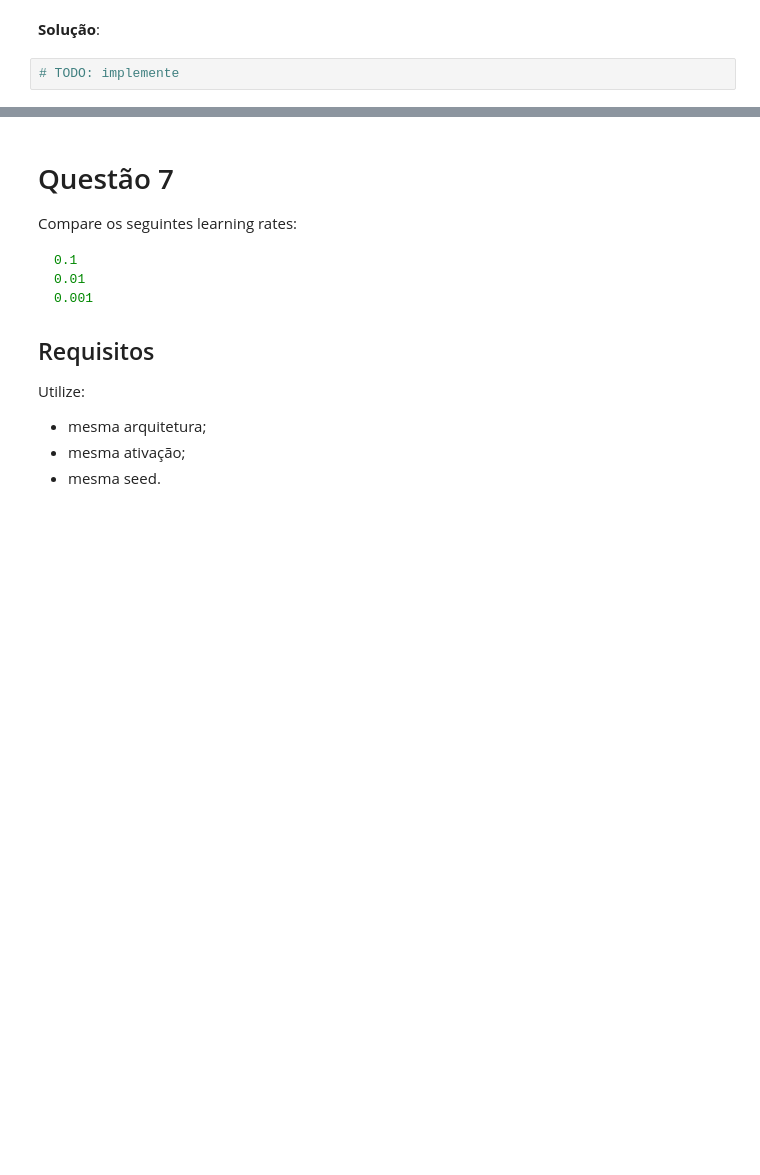
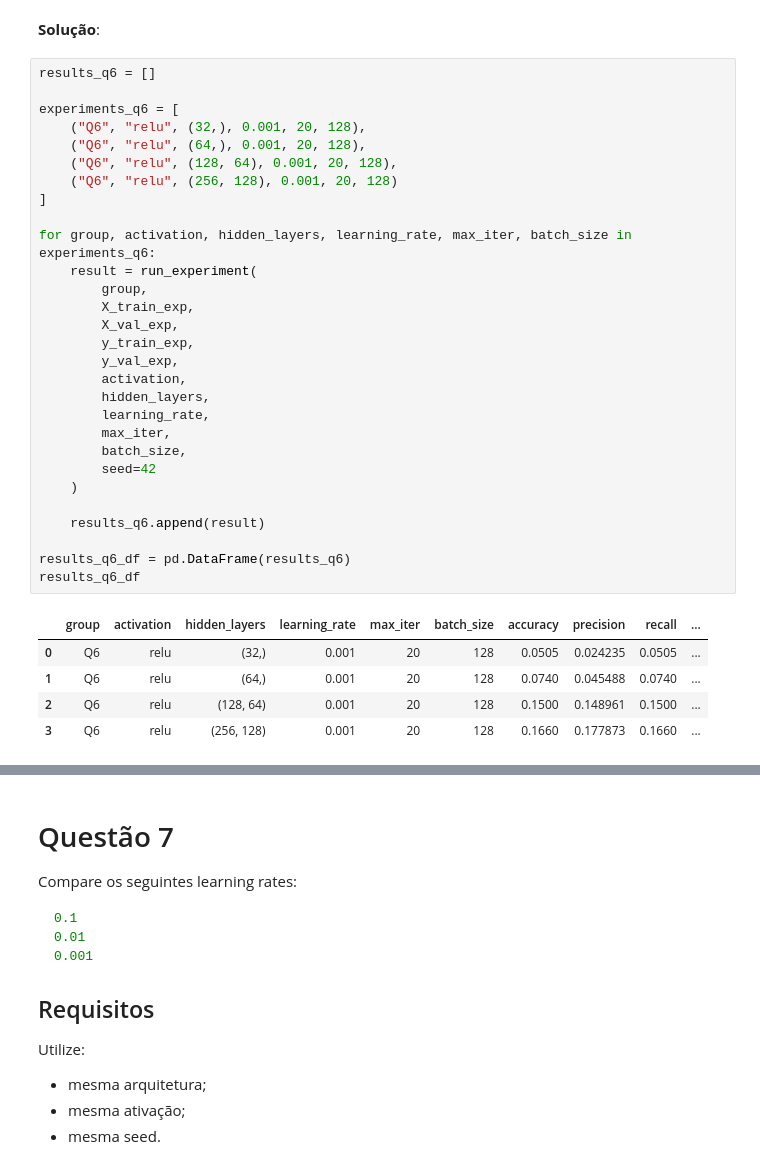
Before and after one commit to ddefbcourses/atividade-05-deep-learning-ii-lilymtbr, a Jupyter notebook: notebooks/assignment.ipynb, the cells around one changed output, grey strips where cells are left out. Cells and saved outputs as stored; diff of their text form; blank space fills up the shorter version.

```diff
--- a/notebooks/assignment.ipynb
+++ b/notebooks/assignment.ipynb
@@ -288,5 +622,38 @@ Responda:
 4. Qual arquitetura apresentou maior custo computacional?
 # %% [markdown]
 **Solução**:
-# %%
-# TODO: implemente
+# %%
+results_q6 = []
+
+experiments_q6 = [
+    ("Q6", "relu", (32,), 0.001, 20, 128),
+    ("Q6", "relu", (64,), 0.001, 20, 128),
+    ("Q6", "relu", (128, 64), 0.001, 20, 128),
+    ("Q6", "relu", (256, 128), 0.001, 20, 128)
+]
+
+for group, activation, hidden_layers, learning_rate, max_iter, batch_size in experiments_q6:
+    result = run_experiment(
+        group,
+        X_train_exp,
+        X_val_exp,
+        y_train_exp,
+        y_val_exp,
+        activation,
+        hidden_layers,
+        learning_rate,
+        max_iter,
+        batch_size,
+        seed=42
+    )
+
+    results_q6.append(result)
+
+results_q6_df = pd.DataFrame(results_q6)
+results_q6_df
+# %% [output]
+|  | group | activation | hidden_layers | learning_rate | max_iter | batch_size | accuracy | precision | recall | ... |
+| 0 | Q6 | relu | (32,) | 0.001 | 20 | 128 | 0.0505 | 0.024235 | 0.0505 | ... |
+| 1 | Q6 | relu | (64,) | 0.001 | 20 | 128 | 0.0740 | 0.045488 | 0.0740 | ... |
+| 2 | Q6 | relu | (128, 64) | 0.001 | 20 | 128 | 0.1500 | 0.148961 | 0.1500 | ... |
+| 3 | Q6 | relu | (256, 128) | 0.001 | 20 | 128 | 0.1660 | 0.177873 | 0.1660 | ... |
```
Also changed, not shown: parts of 26 cells of this notebook.
